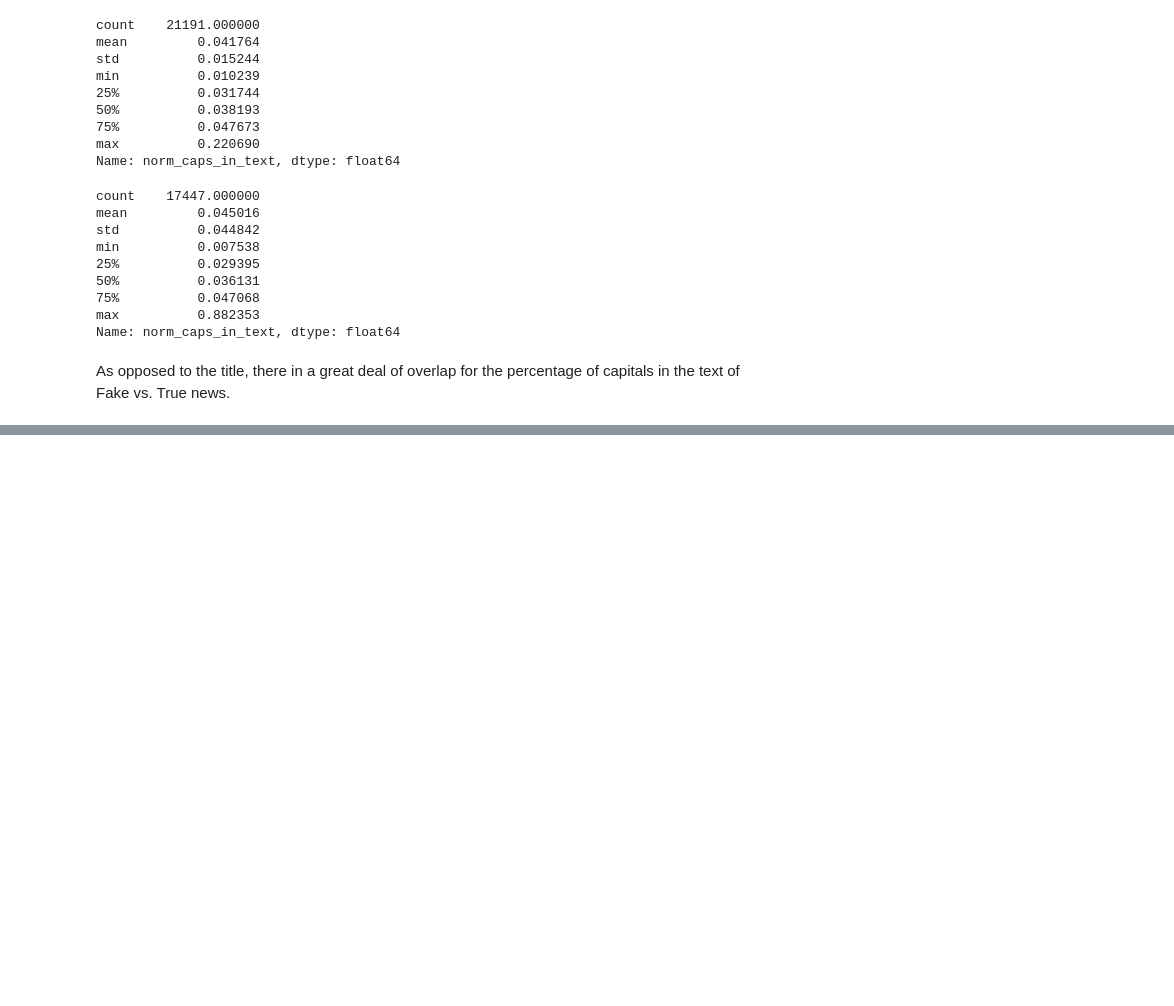
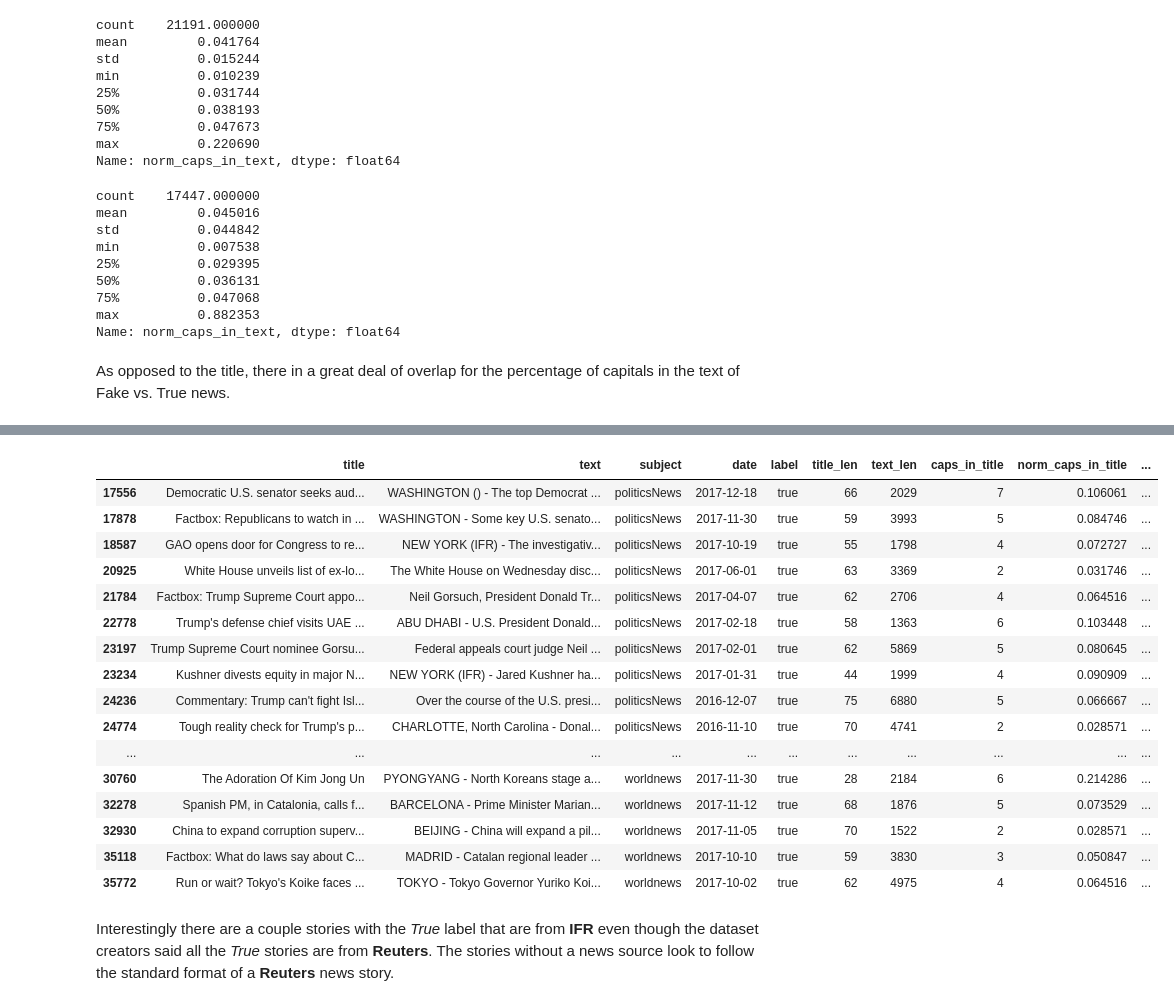
Before and after one commit to merb92/fake-news-classification, a Jupyter notebook: notebooks/eda.ipynb, the cells around one changed output, grey strips where cells are left out. Saved outputs shown, nothing was run; the diff lists cells and outputs as text; code cells hidden in the pictures; blank space fills up the shorter version.

```diff
--- a/notebooks/eda.ipynb
+++ b/notebooks/eda.ipynb
@@ -719,0 +754,25 @@ As opposed to the title, there in a great deal of overlap for the percentage of
+# %%
+df_clean_true = df_clean[df_clean.label == 'true']
+df_true_not_reuters_paren = df_clean_true[df_clean_true.text.apply(lambda news_text: not check_string_for('(Reuters)', news_text))]
+# %%
+df_true_not_reuters_paren
+# %% [output]
+|  | title | text | subject | date | label | title_len | text_len | caps_in_title | norm_caps_in_title | ... |
+| 17556 | Democratic U.S. senator seeks aud... | WASHINGTON () - The top Democrat ... | politicsNews | 2017-12-18 | true | 66 | 2029 | 7 | 0.106061 | ... |
+| 17878 | Factbox: Republicans to watch in ... | WASHINGTON - Some key U.S. senato... | politicsNews | 2017-11-30 | true | 59 | 3993 | 5 | 0.084746 | ... |
+| 18587 | GAO opens door for Congress to re... | NEW YORK (IFR) - The investigativ... | politicsNews | 2017-10-19 | true | 55 | 1798 | 4 | 0.072727 | ... |
+| 20925 | White House unveils list of ex-lo... | The White House on Wednesday disc... | politicsNews | 2017-06-01 | true | 63 | 3369 | 2 | 0.031746 | ... |
+| 21784 | Factbox: Trump Supreme Court appo... | Neil Gorsuch, President Donald Tr... | politicsNews | 2017-04-07 | true | 62 | 2706 | 4 | 0.064516 | ... |
+| 22778 | Trump's defense chief visits UAE ... | ABU DHABI - U.S. President Donald... | politicsNews | 2017-02-18 | true | 58 | 1363 | 6 | 0.103448 | ... |
+| 23197 | Trump Supreme Court nominee Gorsu... | Federal appeals court judge Neil ... | politicsNews | 2017-02-01 | true | 62 | 5869 | 5 | 0.080645 | ... |
+| 23234 | Kushner divests equity in major N... | NEW YORK (IFR) - Jared Kushner ha... | politicsNews | 2017-01-31 | true | 44 | 1999 | 4 | 0.090909 | ... |
+| 24236 | Commentary: Trump can't fight Isl... | Over the course of the U.S. presi... | politicsNews | 2016-12-07 | true | 75 | 6880 | 5 | 0.066667 | ... |
+| 24774 | Tough reality check for Trump's p... | CHARLOTTE, North Carolina - Donal... | politicsNews | 2016-11-10 | true | 70 | 4741 | 2 | 0.028571 | ... |
+| ... | ... | ... | ... | ... | ... | ... | ... | ... | ... | ... |
+| 30760 | The Adoration Of Kim Jong Un | PYONGYANG - North Koreans stage a... | worldnews | 2017-11-30 | true | 28 | 2184 | 6 | 0.214286 | ... |
+| 32278 | Spanish PM, in Catalonia, calls f... | BARCELONA - Prime Minister Marian... | worldnews | 2017-11-12 | true | 68 | 1876 | 5 | 0.073529 | ... |
+| 32930 | China to expand corruption superv... | BEIJING - China will expand a pil... | worldnews | 2017-11-05 | true | 70 | 1522 | 2 | 0.028571 | ... |
+| 35118 | Factbox: What do laws say about C... | MADRID - Catalan regional leader ... | worldnews | 2017-10-10 | true | 59 | 3830 | 3 | 0.050847 | ... |
+| 35772 | Run or wait? Tokyo's Koike faces ... | TOKYO - Tokyo Governor Yuriko Koi... | worldnews | 2017-10-02 | true | 62 | 4975 | 4 | 0.064516 | ... |
+# %% [markdown]
+Interestingly there are a couple stories with the *True* label that are from **IFR** even though the dataset creators said all the *True* stories are from **Reuters**.  The stories without a news source look to follow the standard format of a **Reuters** news story.
```
Also changed, not shown: parts of 17 cells of this notebook.
